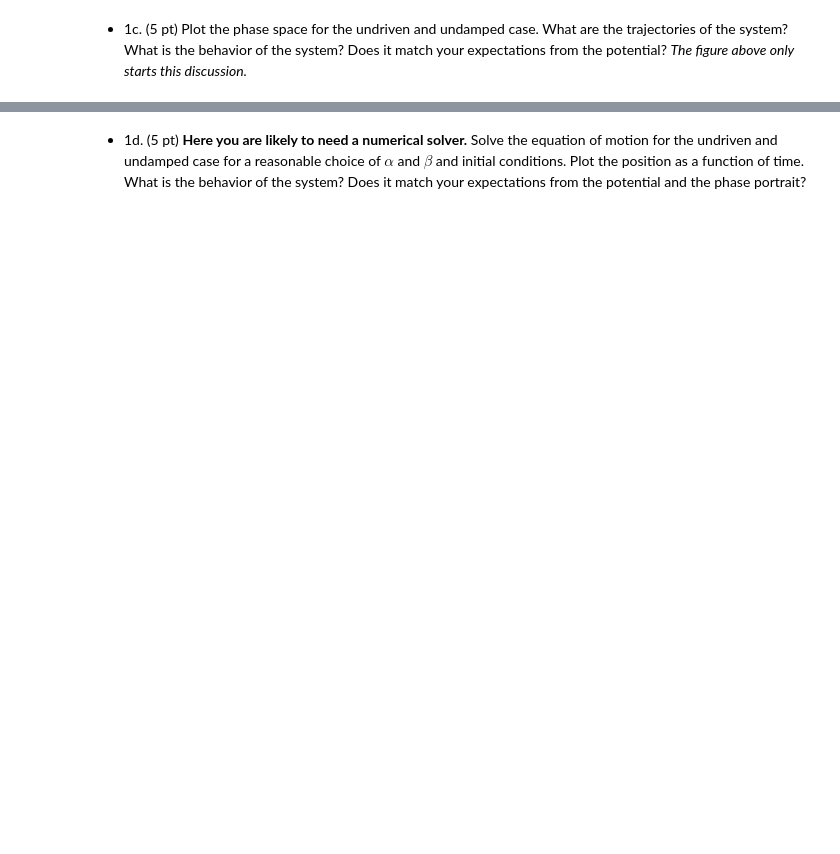
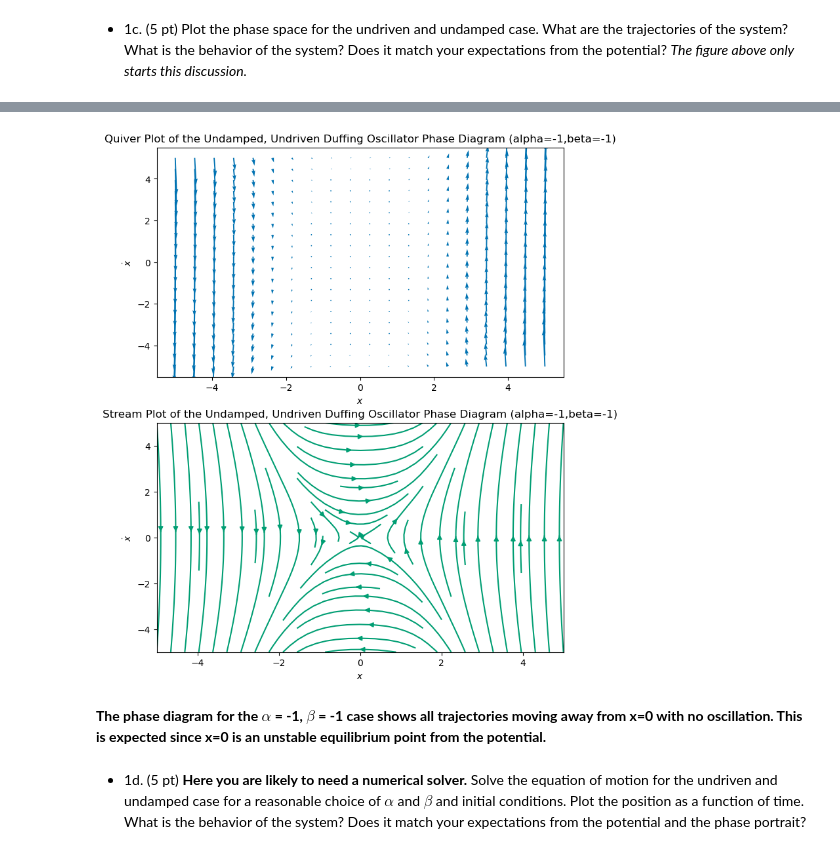
Before and after one commit to BruhddyTheThird/ProfCPisGoatedLib, a Jupyter notebook: Midterm 2 Files/Ex 1.ipynb, the cells around one changed output, grey strips where cells are left out. Saved outputs shown, nothing was run; the diff lists cells and outputs as text; code cells hidden in the pictures; blank space fills up the shorter version.

```diff
--- a/Midterm 2 Files/Ex 1.ipynb
+++ b/Midterm 2 Files/Ex 1.ipynb
@@ -48,2 +166,41 @@ Recall that the potential for this system can give rise to different kinds of be
+# %%
+def DO_undamped_undriven3(X,V):
+
+    dX3 = V
+    dV3 = -alpha2 * X - beta2 * X**3
+
+    return dX3, dV3
+
+def generate_phase_space3(x_lim, v_lim, grid_size):
+
+    x = np.linspace(x_lim[0], x_lim[1], grid_size)
+    v = np.linspace(v_lim[0], v_lim[1], grid_size)
+
+    X3, V3 = np.meshgrid(x, v)
+
+    dX3, dV3 = DO_undamped_undriven3(X3, V3)
+
+    return X3, V3, dX3, dV3
+
+x_lim = (-5, 5)
+v_lim = (-5, 5)
+grid_size = 20
+X3, V3, dX3, dV3 = generate_phase_space3(x_lim, v_lim, grid_size)
+# %%
+fig, axs = plt.subplots(2, 1, figsize=(8, 10))  # Two rows, one column
+
+axs[0].quiver(X3, V3, dX3, dV3, color='C0')
+axs[0].set_title('Quiver Plot of the Undamped, Undriven Duffing Oscillator Phase Diagram (alpha=-1,beta=-1)')
+axs[0].set_xlabel(r'$x$')
+axs[0].set_ylabel(r'$\dot{x}$')
+
+axs[1].streamplot(X3, V3, dX3, dV3, color='C1')
+axs[1].set_title('Stream Plot of the Undamped, Undriven Duffing Oscillator Phase Diagram (alpha=-1,beta=-1)')
+axs[1].set_xlabel(r'$x$')
+axs[1].set_ylabel(r'$\dot{x}$');
+# %% [output]
+[figure, added]
+# %% [markdown]
+**The phase diagram for the $\alpha$ = -1, $\beta$ = -1 case shows all trajectories moving away from x=0 with no oscillation. This is expected since x=0 is an unstable equilibrium point from the potential.**
 # %% [markdown]
 * 1d. (5 pt) **Here you are likely to need a numerical solver.**  Solve the equation of motion for the undriven and undamped case for a reasonable choice of $\alpha$ and $\beta$ and initial conditions. Plot the position as a function of time. What is the behavior of the system? Does it match your expectations from the potential and the phase portrait?
```
Also changed, not shown: parts of 12 cells of this notebook.
